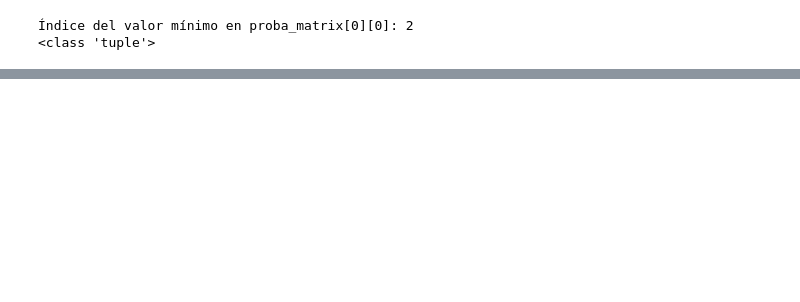
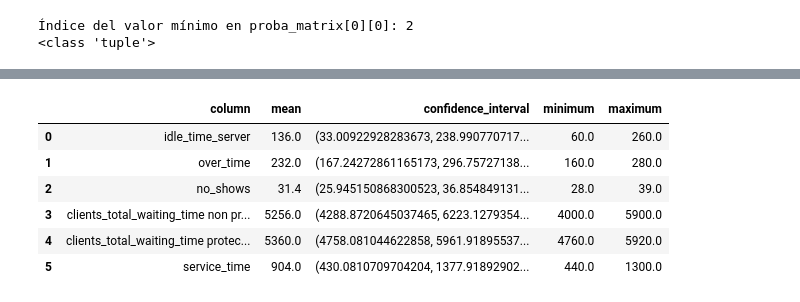
Before and after one commit to santtiospina/Thesis, a Jupyter notebook: scheduling_simulation.ipynb, the cells around one changed output, grey strips where cells are left out. Saved outputs shown, nothing was run; the diff lists cells and outputs as text; code cells hidden in the pictures; blank space fills up the shorter version.

```diff
--- a/scheduling_simulation.ipynb
+++ b/scheduling_simulation.ipynb
@@ -908,12 +876,17 @@ def low_probability(patient, appointments,threshold, general_list,train_model):
 def call_a_rule (patient_list, appointments, name_rule, ml_model):
     refused_patients=0
 
+    if name_rule=='custom_fifo':
+        appointments, refused_patients = custom_fifo(patient_list, appointments, verbose=0)
+        return appointments, refused_patients
+
     # Determinar procedimiento a usar segun rule name
     for patient in patient_list:
+
         if name_rule=='fifo':
             appointments = fifo(patient,appointments)
 
-        elif name_rule == 'custom_fifo':
+        # elif name_rule == 'custom_fifo':
 
             # # Initialize the appointments
             # appointment_entry_list = []
@@ -927,7 +900,7 @@ def call_a_rule (patient_list, appointments, name_rule, ml_model):
             #         server.append(dia)
             #     appointment_entry_list.append(server)
 
-            appointments, refused_patients = custom_fifo(patient_list, appointments, verbose=0)
+            # appointments, refused_patients = custom_fifo(patient_list, appointments, verbose=0)
 
         elif name_rule=='overbooking_simple':
 
@@ -1280,7 +1312,7 @@ historic_margin_errors = []
 converge = False
 iterations = 0
 
-num_iterations = 10
+num_iterations = 2
 
 # Perform Monte Carlo simulation
 while not converge and iterations < num_iterations:
@@ -1443,0 +1759,41 @@ print(type(min_index_3d))
+# %%
+# Calculate mean, confidence interval, maximum, and minimum for each column
+summary = []
+for col in measures_df.columns:
+    if isinstance(measures_df[col].iloc[0], list):  # Check if the column contains lists
+        values = np.concatenate(measures_df[col].values)
+        mean, margin_of_error = confidence_interval(values)
+        lower_bound = max(0, mean - margin_of_error)
+        upper_bound = mean + margin_of_error
+        summary.append({
+            "column": col,
+            "mean": mean,
+            "confidence_interval": (lower_bound, upper_bound),
+            "minimum": np.min(values),
+            "maximum": np.max(values)
+        })
+    else:
+        mean, margin_of_error = confidence_interval(measures_df[col])
+        lower_bound = max(0, mean - margin_of_error)
+        upper_bound = mean + margin_of_error
+        summary.append({
+            "column": col,
+            "mean": mean,
+            "confidence_interval": (lower_bound, upper_bound),
+            "minimum": measures_df[col].min(),
+            "maximum": measures_df[col].max()
+        })
+
+# Create summary DataFrame
+summary_measures_df = pd.DataFrame(summary)
+
+# Print summary DataFrame
+summary_measures_df
+# %% [output]
+|  | column | mean | confidence_interval | minimum | maximum |
+| 0 | idle_time_server | 136.0 | (33.00922928283673, 238.990770717... | 60.0 | 260.0 |
+| 1 | over_time | 232.0 | (167.24272861165173, 296.75727138... | 160.0 | 280.0 |
+| 2 | no_shows | 31.4 | (25.945150868300523, 36.854849131... | 28.0 | 39.0 |
+| 3 | clients_total_waiting_time non pr... | 5256.0 | (4288.8720645037465, 6223.1279354... | 4000.0 | 5900.0 |
+| 4 | clients_total_waiting_time protec... | 5360.0 | (4758.081044622858, 5961.91895537... | 4760.0 | 5920.0 |
+| 5 | service_time | 904.0 | (430.0810709704204, 1377.91892902... | 440.0 | 1300.0 |
```
Also changed, not shown: parts of 27 cells of this notebook.
